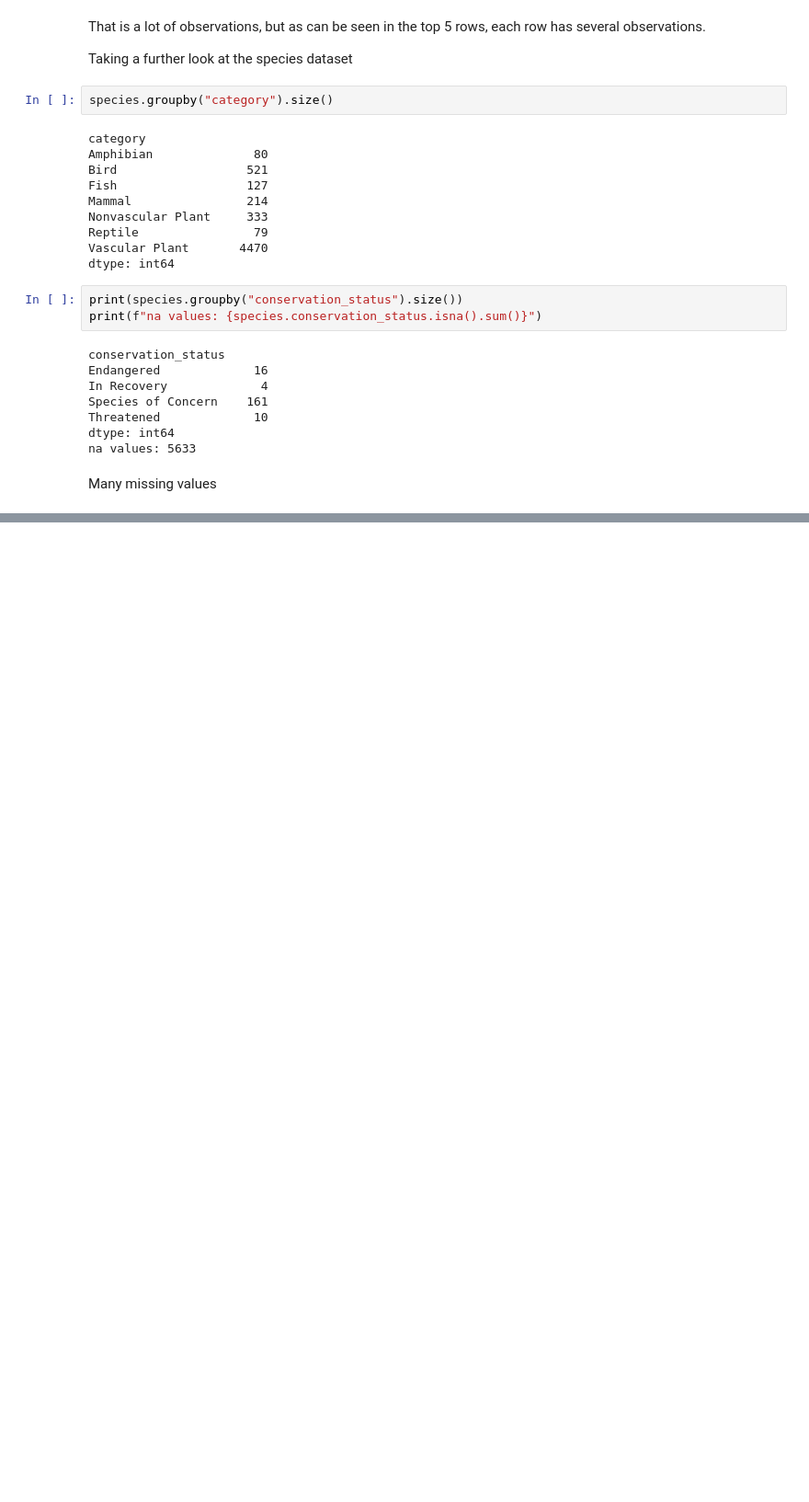
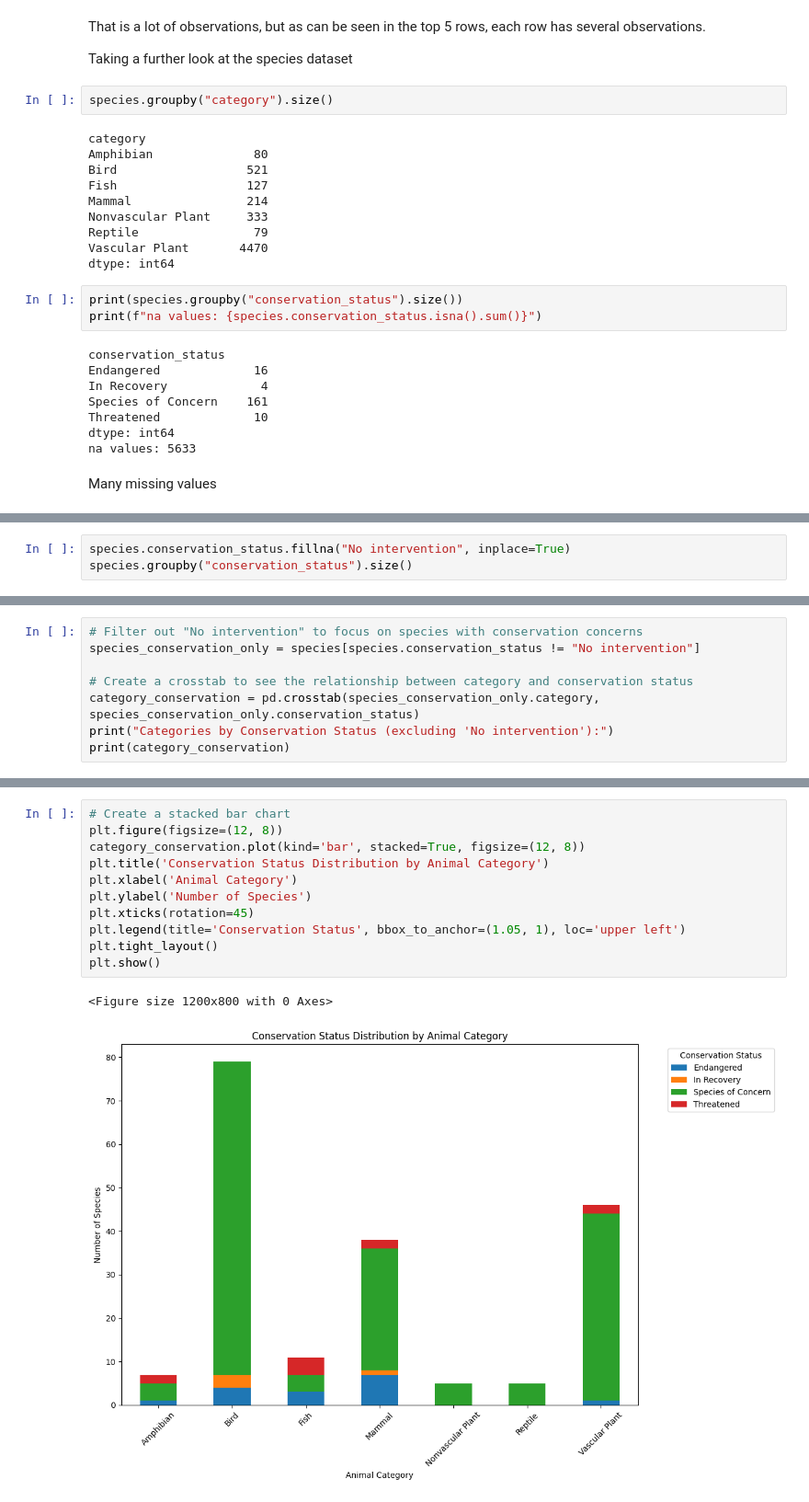
Before and after one commit to simonnordby/Biodiversity, a Jupyter notebook: biodiversity.ipynb, the cells around one changed output, grey strips where cells are left out. Shown at 92% size. Drawn from its saved outputs; the diff is of its cells as text; blank space fills up the shorter version.

Commit message:
Plotting conservation statuses for different animal categories

```diff
--- a/biodiversity.ipynb
+++ b/biodiversity.ipynb
@@ -107,0 +111,3 @@ plt.show()
+# %%
+species.conservation_status.fillna("No intervention", inplace=True)
+species.groupby("conservation_status").size()
@@ -107,0 +122,8 @@ plt.show()
+# %%
+# Filter out "No intervention" to focus on species with conservation concerns
+species_conservation_only = species[species.conservation_status != "No intervention"]
+
+# Create a crosstab to see the relationship between category and conservation status
+category_conservation = pd.crosstab(species_conservation_only.category, species_conservation_only.conservation_status)
+print("Categories by Conservation Status (excluding 'No intervention'):")
+print(category_conservation)
@@ -107,0 +141,14 @@ plt.show()
+# %%
+# Create a stacked bar chart
+plt.figure(figsize=(12, 8))
+category_conservation.plot(kind='bar', stacked=True, figsize=(12, 8))
+plt.title('Conservation Status Distribution by Animal Category')
+plt.xlabel('Animal Category')
+plt.ylabel('Number of Species')
+plt.xticks(rotation=45)
+plt.legend(title='Conservation Status', bbox_to_anchor=(1.05, 1), loc='upper left')
+plt.tight_layout()
+plt.show()
+# %% [output]
+<Figure size 1200x800 with 0 Axes>
+[figure, added]
```
Also changed, not shown: parts of 4 cells of this notebook.
